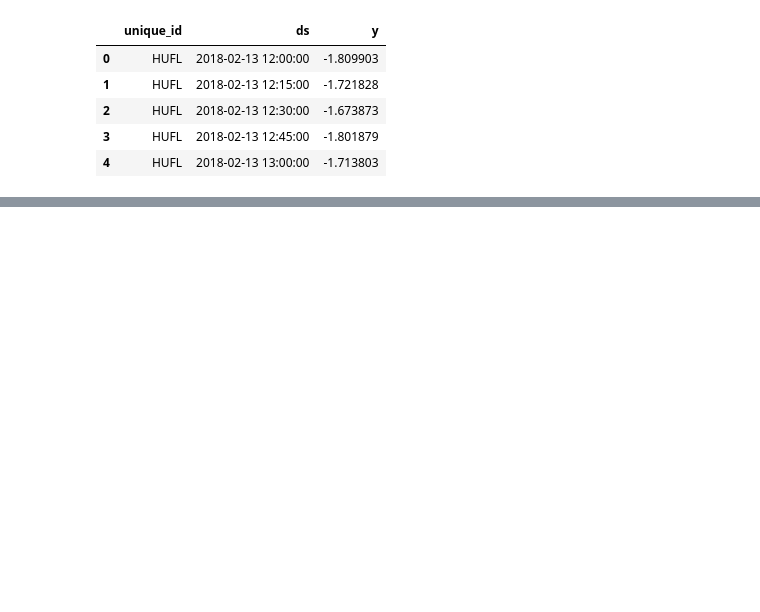
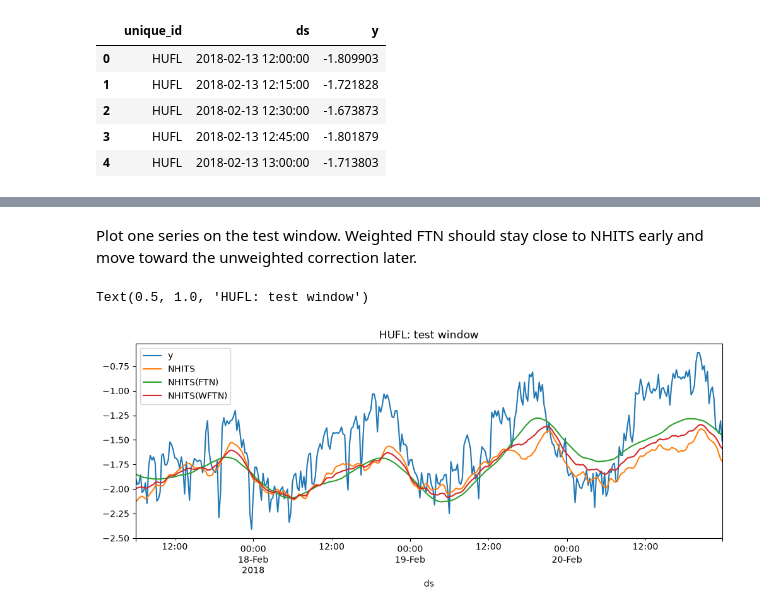
Before and after one commit to vcerqueira/metaforecast, a Jupyter notebook: notebooks/05-ftn_cv_nhits.ipynb, the cells around one changed output, grey strips where cells are left out. Drawn from its saved outputs; the diff is of its cells as text; code cells hidden in the pictures; blank space fills up the shorter version.

```diff
--- a/notebooks/05-ftn_cv_nhits.ipynb
+++ b/notebooks/05-ftn_cv_nhits.ipynb
@@ -237,2 +165,0 @@ Finally, we compare all approaches
-# %%
-test_df = test_df.merge(fcst_ftn, on=["unique_id", "ds"], how="left")
@@ -243,0 +166,18 @@ evaluation_df = accuracy(test_df, [smape], agg_by=["unique_id"])
+# %%
+fcst_nf = nf.predict()
+if "unique_id" not in fcst_nf.columns:
+    fcst_nf = fcst_nf.reset_index()
+fcst_nf = fcst_nf.drop(columns=["cutoff", "index"], errors="ignore")
+
+# Pass the NHITS frame into both calls. If NHITS(FTN) is already a column, FTN treats it as another model.
+ftn.apply_weighting = False
+fcst = ftn.predict(fcst_nf)
+
+ftn.apply_weighting = True
+fcst_w = ftn.predict(fcst_nf)
+
+fcst = fcst.merge(
+    fcst_w[["unique_id", "ds", "NHITS(WFTN)"]],
+    on=["unique_id", "ds"],
+)
+fcst.head()
@@ -243,0 +193,16 @@ evaluation_df = accuracy(test_df, [smape], agg_by=["unique_id"])
+# %% [markdown]
+Plot one series on the test window. Weighted FTN should stay close to NHITS early and move toward the unweighted correction later.
+# %%
+uid = "HUFL"
+obs = test_df.query("unique_id == @uid").set_index("ds")["y"]
+hat = fcst.query("unique_id == @uid").set_index("ds")
+
+ax = obs.plot(figsize=(12, 4), label="y")
+hat["NHITS"].plot(ax=ax, label="NHITS")
+hat["NHITS(FTN)"].plot(ax=ax, label="NHITS(FTN)")
+hat["NHITS(WFTN)"].plot(ax=ax, label="NHITS(WFTN)")
+ax.legend()
+ax.set_title(f"{uid}: test window")
+# %% [output]
+Text(0.5, 1.0, 'HUFL: test window')
+[figure, added]
```
Also changed, not shown: parts of 41 cells of this notebook, 9 other files.
